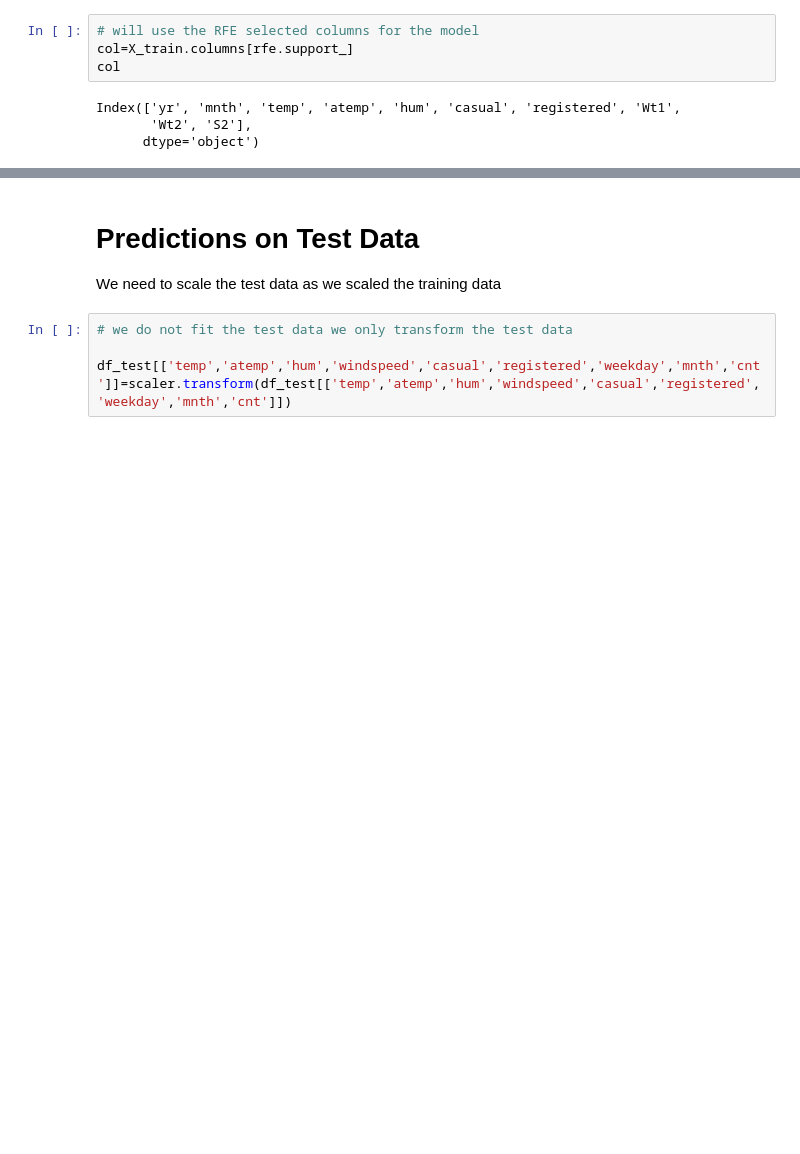
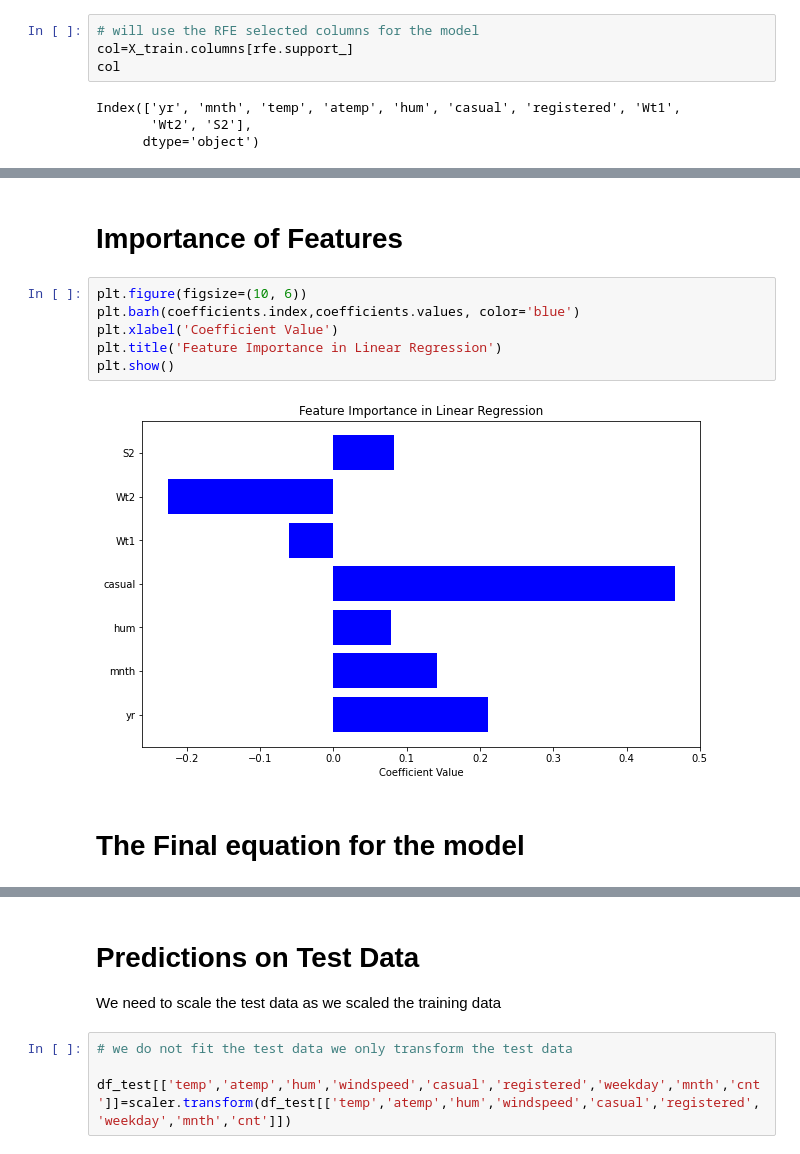
Before and after one commit to abhijeetthehulk/Bike_Rental_service_case_study, a Jupyter notebook: Bike Rental Service.ipynb, the cells around one changed output, grey strips where cells are left out. Saved outputs shown, nothing was run; the diff lists cells and outputs as text; blank space fills up the shorter version.

```diff
--- a/Bike Rental Service.ipynb
+++ b/Bike Rental Service.ipynb
@@ -438,0 +444,12 @@ sns.displot(res)
+# %% [markdown]
+# Importance of Features
+# %%
+plt.figure(figsize=(10, 6))
+plt.barh(coefficients.index,coefficients.values, color='blue')
+plt.xlabel('Coefficient Value')
+plt.title('Feature Importance in Linear Regression')
+plt.show()
+# %% [output]
+[figure, added]
+# %% [markdown]
+# The Final equation for the model
```
Also changed, not shown: parts of 39 cells of this notebook.
